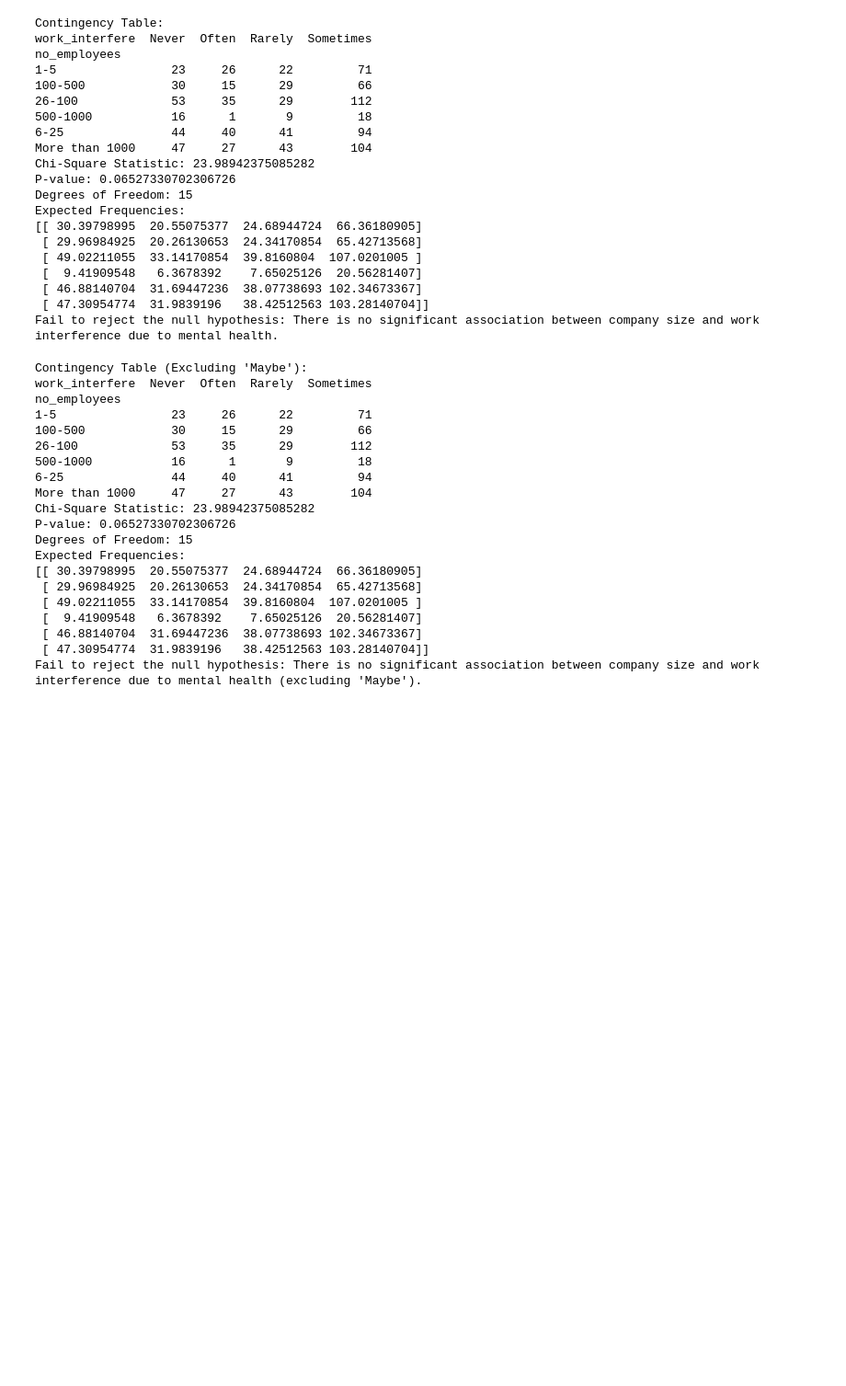
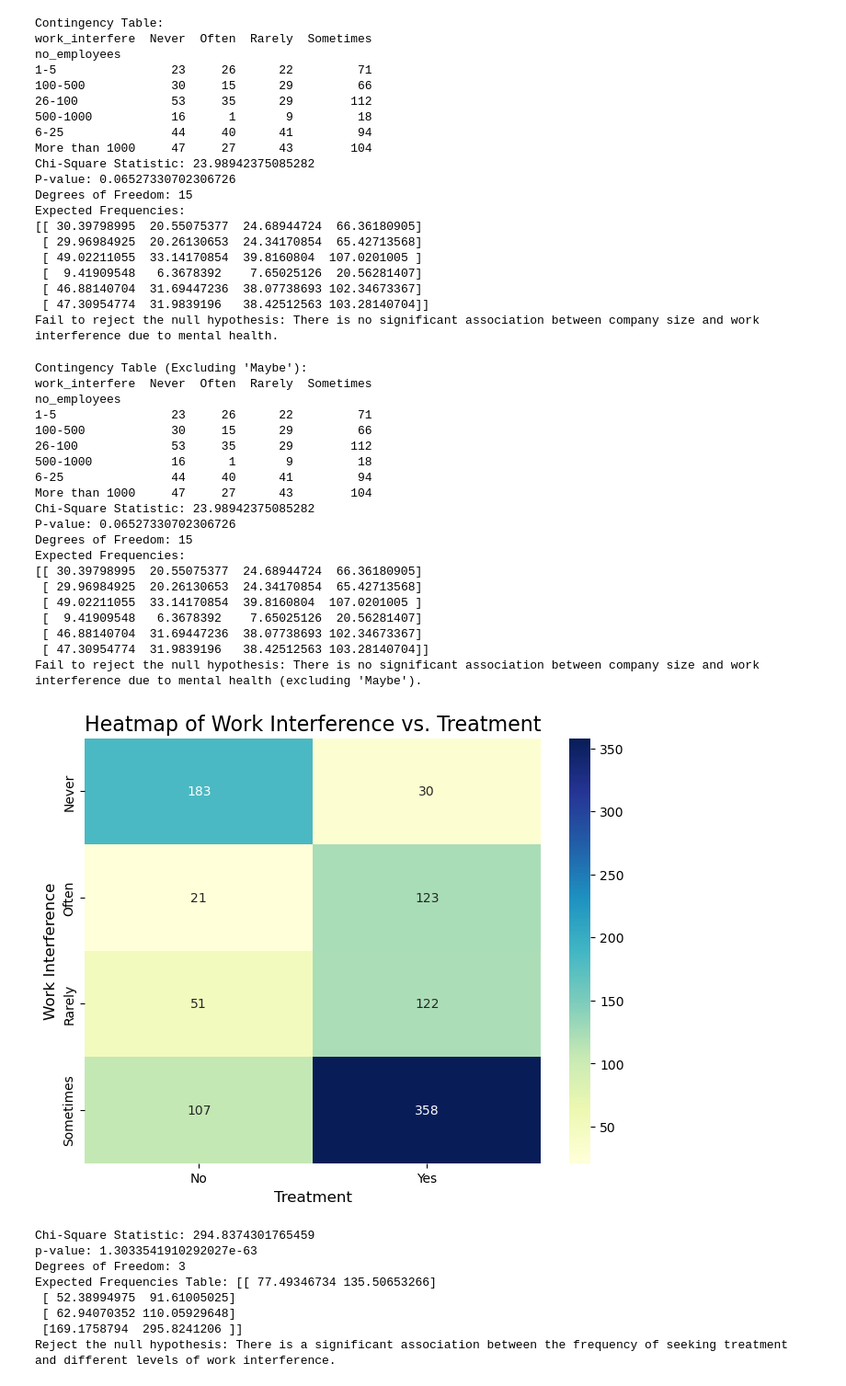
Before and after one commit to Ibraammasoud/Group-3, a Jupyter notebook: MH_Analysis.ipyb.ipynb, the cells around one changed output. Shown: that part at 92% size. Cells and saved outputs as stored; diff of their text form; code cells hidden in the pictures; blank space fills up the shorter version.

```diff
--- a/MH_Analysis.ipyb.ipynb
+++ b/MH_Analysis.ipyb.ipynb
@@ -405,3 +405,60 @@ Expected Frequencies:
  [ 46.88140704  31.69447236  38.07738693 102.34673367]
  [ 47.30954774  31.9839196   38.42512563 103.28140704]]
 Fail to reject the null hypothesis: There is no significant association between company size and work interference due to mental health (excluding 'Maybe').
+# %%
+
+# Show Relationship Between Work Interference and those who Seek Treatment
+
+# Load the dataset
+survey_data = pd.read_csv('survey.csv')
+
+# Create a contingency table for 'work_interfere' and 'treatment'
+contingency_table = pd.crosstab(survey_data['work_interfere'], survey_data['treatment'])
+
+# Create a heatmap for the contingency table
+plt.figure(figsize=(8, 6))
+sns.heatmap(contingency_table, annot=True, fmt="d", cmap="YlGnBu")
+
+# Add labels and title
+plt.title('Heatmap of Work Interference vs. Treatment', fontsize=16)
+plt.xlabel('Treatment', fontsize=12)
+plt.ylabel('Work Interference', fontsize=12)
+
+# Show the heatmap
+plt.show()
+
+
+# Conduct a Chi-Square Test of Independence Between Work Interference and those who seek treatment
+
+
+# Load the dataset
+survey_data = pd.read_csv('survey.csv')
+
+# Create a contingency table
+contingency_table = pd.crosstab(survey_data['work_interfere'], survey_data['treatment'])
+
+# Perform the chi-square test
+chi2_stat, p_val, dof, expected = chi2_contingency(contingency_table)
+
+# Print results
+print('Chi-Square Statistic:', chi2_stat)
+print('p-value:', p_val)
+print('Degrees of Freedom:', dof)
+print('Expected Frequencies Table:', expected)
+
+# Step 5: Interpretation based on p-value
+alpha = 0.05  # Significance level
+if p_val < alpha:
+    print("Reject the null hypothesis: There is a significant association between the frequency of seeking treatment and different levels of work interference.")
+else:
+    print("Fail to reject the null hypothesis: There is no significant association between how the frequency of seeking treatment and different levels of work interference.")
+# %% [output]
+[figure, added]
+Chi-Square Statistic: 294.8374301765459
+p-value: 1.3033541910292027e-63
+Degrees of Freedom: 3
+Expected Frequencies Table: [[ 77.49346734 135.50653266]
+ [ 52.38994975  91.61005025]
+ [ 62.94070352 110.05929648]
+ [169.1758794  295.8241206 ]]
+Reject the null hypothesis: There is a significant association between the frequency of seeking treatment and different levels of work interference.
```
